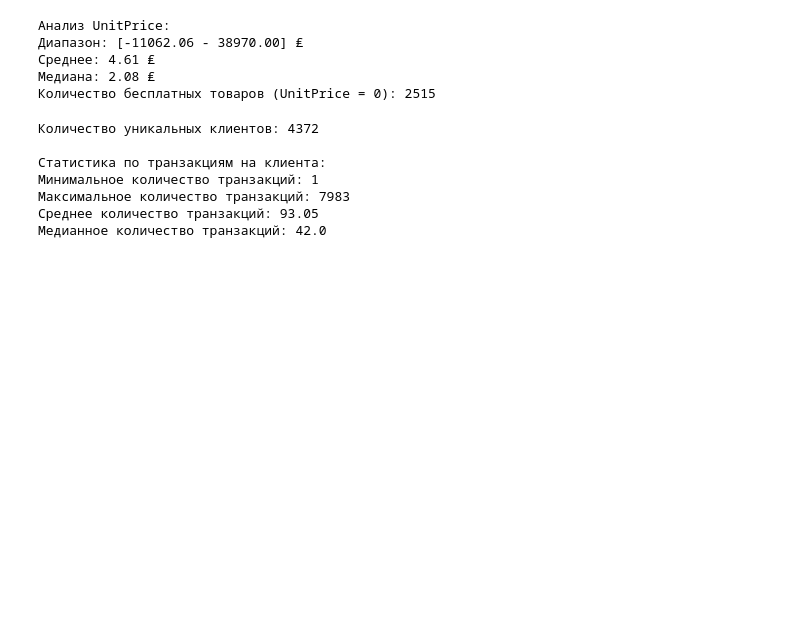
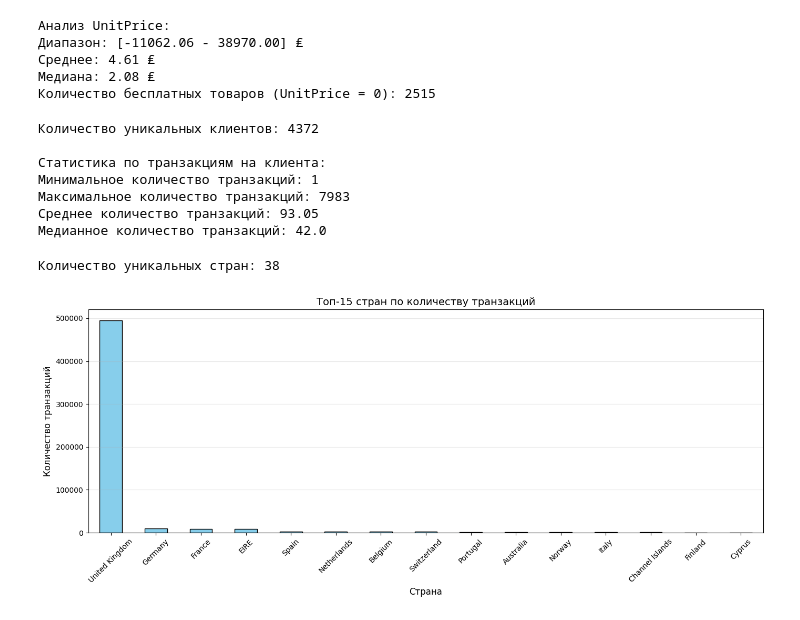
Before and after one commit to UlyanaGru/transactions, a Jupyter notebook: transactions.ipynb, the cells around one changed output. Drawn from its saved outputs; the diff is of its cells as text; code cells hidden in the pictures; blank space fills up the shorter version.

```diff
--- a/transactions.ipynb
+++ b/transactions.ipynb
@@ -116,3 +116,22 @@ print(f'Медианное количество транзакций: {customer_
 Максимальное количество транзакций: 7983
 Среднее количество транзакций: 93.05
 Медианное количество транзакций: 42.0
+# %%
+#Уникальные страны
+unique_countries = data['Country'].nunique()
+print(f'Количество уникальных стран: {unique_countries}')
+#Количество транзакций
+country_stats = data['Country'].value_counts()
+#Визуализация распределения по странам
+plt.figure(figsize=(14, 6))
+country_stats.head(15).plot(kind='bar', color='skyblue')
+plt.title('Топ-15 стран по количеству транзакций', fontsize=14)
+plt.xlabel('Страна', fontsize=12)
+plt.ylabel('Количество транзакций', fontsize=12)
+plt.xticks(rotation=45)
+plt.grid(axis='y', alpha=0.3)
+plt.tight_layout()
+plt.show()
+# %% [output]
+Количество уникальных стран: 38
+[figure, added]
```
